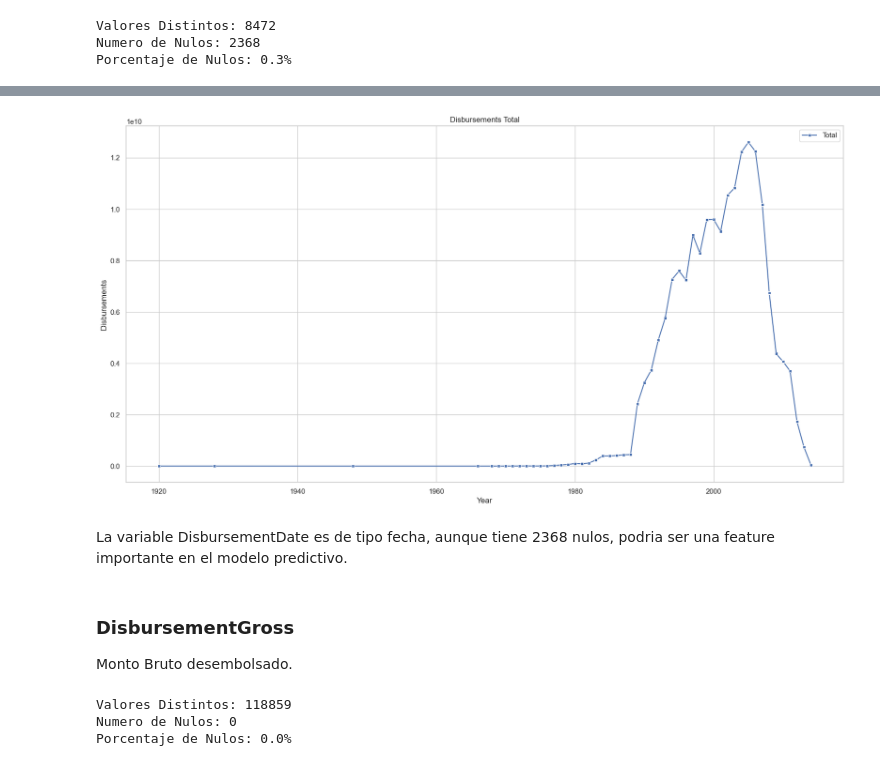
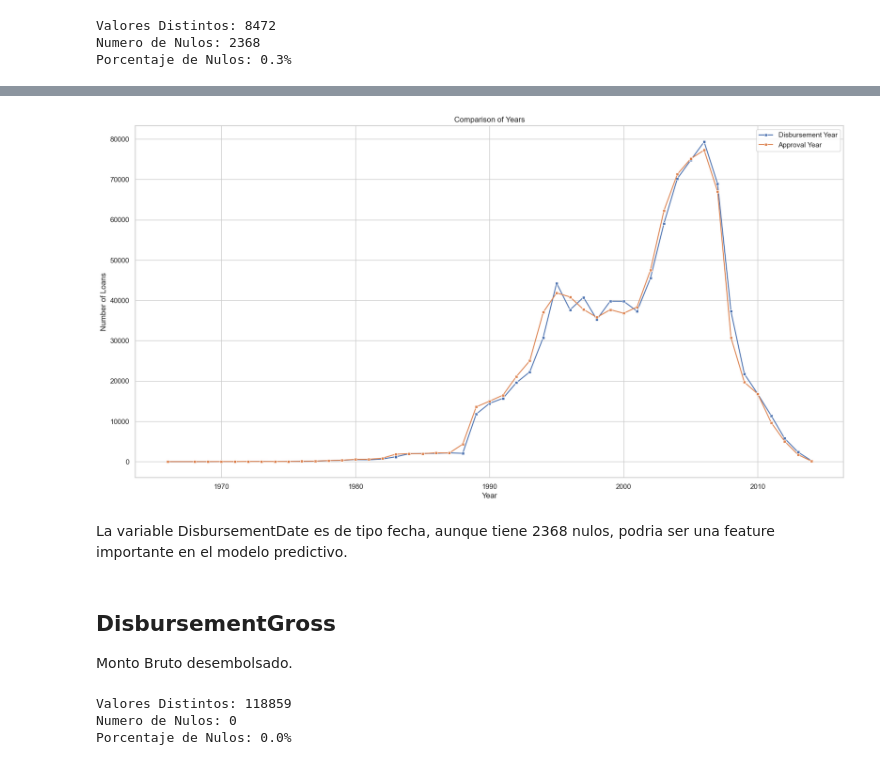
Before and after one commit to Ly-Ax/TFMasterIA, a Jupyter notebook: notebooks/data_exploration.ipynb, the cells around one changed output, grey strips where cells are left out. Cells and saved outputs as stored; diff of their text form; code cells hidden in the pictures.

```diff
--- a/notebooks/data_exploration.ipynb
+++ b/notebooks/data_exploration.ipynb
@@ -930,14 +923,3 @@ print(f"Porcentaje de Nulos: {pnan}%")
 Valores Distintos: 6448
 Numero de Nulos: 736465
 Porcentaje de Nulos: 81.9%
-# %%
-def calculate_date(app_date):
-    date = app_date.split("-")
-    year = date[2]
-    if year == "00":
-        year = "20" + year
-    elif int(year) > 14:
-        year = "19" + year
-    else:
-        year = "20" + year
-    return f"{date[0]}-{date[1]}-{year}"
@@ -962,11 +945,8 @@ df_cod.sort_values("Count", ascending=False).head()
 # %%
-plt.figure(figsize=(20,10))
-sns.set_style("whitegrid")
-sns.lineplot(data=df_cod, x="AppYear", y="Count", label="Total", linewidth=1.5, linestyle="-", marker="s", markersize=4)
+plt.figure(figsize=(20, 10))
+sns.set_theme(style="darkgrid")
+sns.barplot(data=df_cod, x="ChgOff", y="Count", hue="Default")
 
-plt.title("Defaulted Loans")
-plt.xlabel("Year")
-plt.ylabel("Loans")
-plt.legend()
+plt.title("ChgOffDate")
 plt.show()
 # %% [output]
@@ -1000,14 +980,14 @@ def calculate_date(app_date):
         year = "20" + year
     return f"{date[0]}-{date[1]}-{year}"
 # %%
-df_dd = df[["DisbursementDate", "DisbursementGross"]].copy()
+df_dd = df[["DisbursementDate"]].copy()
 df_dd = df_dd.dropna()
-df_dd["DisbursementGross"] = df_dd["DisbursementGross"].str.replace(r'[\$,]', '', regex=True).astype(float)
-df_dd["AppDate"] = pd.to_datetime(df_dd["DisbursementDate"].apply(calculate_date))
-df_dd["AppYear"] = df_dd["AppDate"].dt.year
+df_dd["AppYear"] = pd.to_datetime(df_dd["DisbursementDate"].apply(calculate_date)).dt.year
+df_dd = df_dd.groupby("AppYear")["AppYear"].count()
+df_dd = df_dd.rename("CountDD").reset_index()
 
-df_dd = df_dd.groupby("AppYear")["DisbursementGross"].sum()
-df_dd = df_dd.rename("Total").reset_index()
-df_dd = pd.DataFrame(df_dd)
-df_dd.sort_values("Total", ascending=False).head()
+df_dd = df_dd.merge(df_apdt, on="AppYear", how="inner")
+df_dd = df_dd.rename(columns={"AppYear":"Year", "CountDD":"DisbursementYear", "Count":"ApprovalYear"})
+df_dd = df_dd.loc[:,["Year","DisbursementYear","ApprovalYear"]]
+df_dd.sort_values("DisbursementYear", ascending=False).head()
 # %% [output]
@@ -1020,19 +1000,20 @@ df_dd.sort_values("Total", ascending=False).head()
 # %%
 plt.figure(figsize=(20,10))
 sns.set_style("whitegrid")
-sns.lineplot(data=df_dd, x="AppYear", y="Total", label="Total", linewidth=1.5, linestyle="-", marker="s", markersize=4)
+sns.lineplot(data=df_dd, x="Year", y="DisbursementYear", label="Disbursement Year", linewidth=1.5, linestyle="-", marker="s", markersize=4)
+sns.lineplot(data=df_dd, x="Year", y="ApprovalYear", label="Approval Year", linewidth=1.5, linestyle="-", marker="s", markersize=4)
 
-plt.title("Disbursements Total")
+plt.title("Comparison of Years")
 plt.xlabel("Year")
-plt.ylabel("Disbursements")
+plt.ylabel("Number of Loans")
 plt.legend()
 plt.show()
 # %% [output]
-[figure, old version]
+[figure, new version]
 # %% [markdown]
 La variable DisbursementDate es de tipo fecha, aunque tiene 2368 nulos, podria ser una feature importante en el modelo predictivo.
 # %% [markdown]
-### DisbursementGross
+## DisbursementGross
 Monto Bruto desembolsado.
 # %%
 nvar = df["DisbursementGross"].nunique()
```
Also changed, not shown: parts of 66 cells of this notebook, 1 other file.
